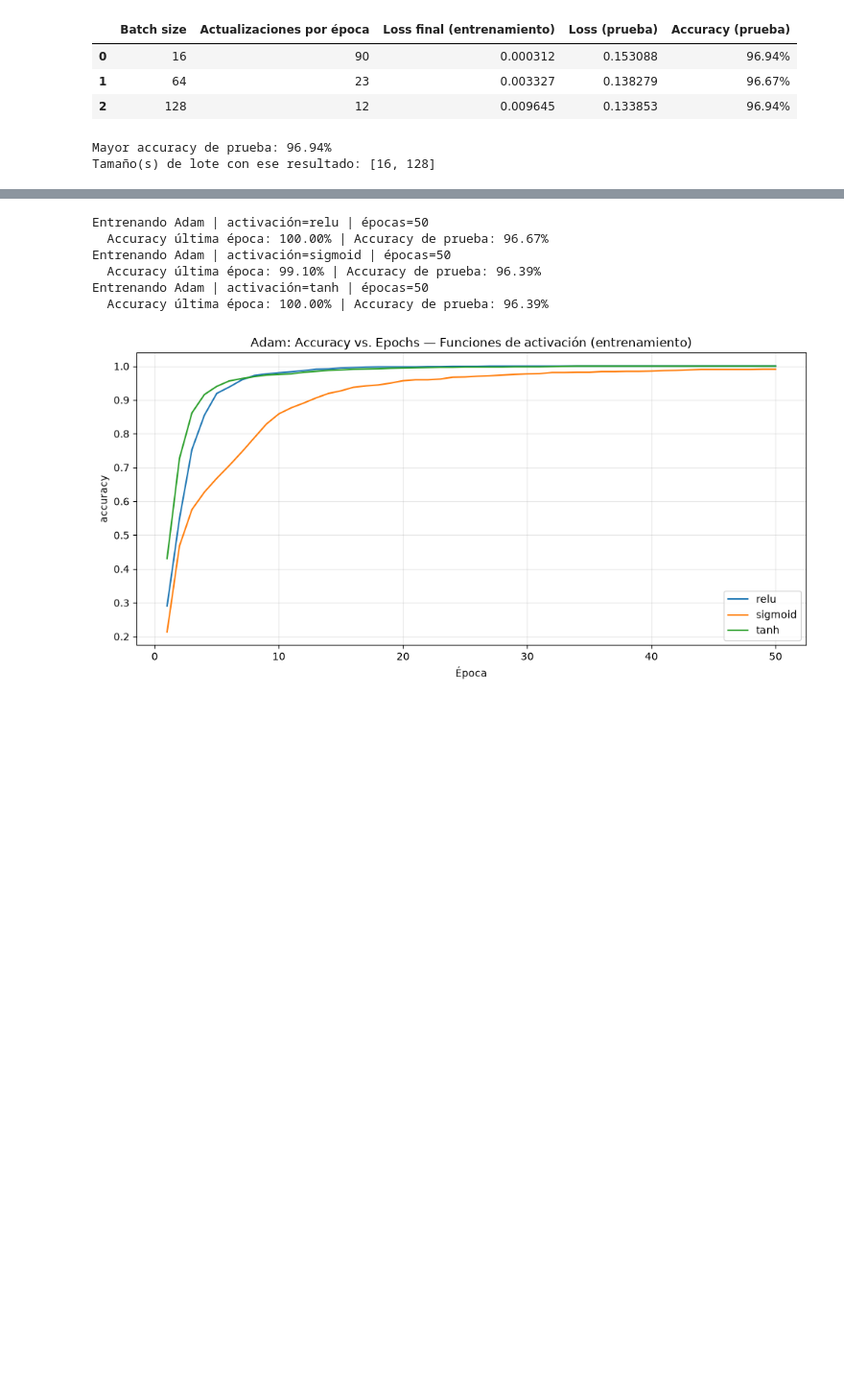
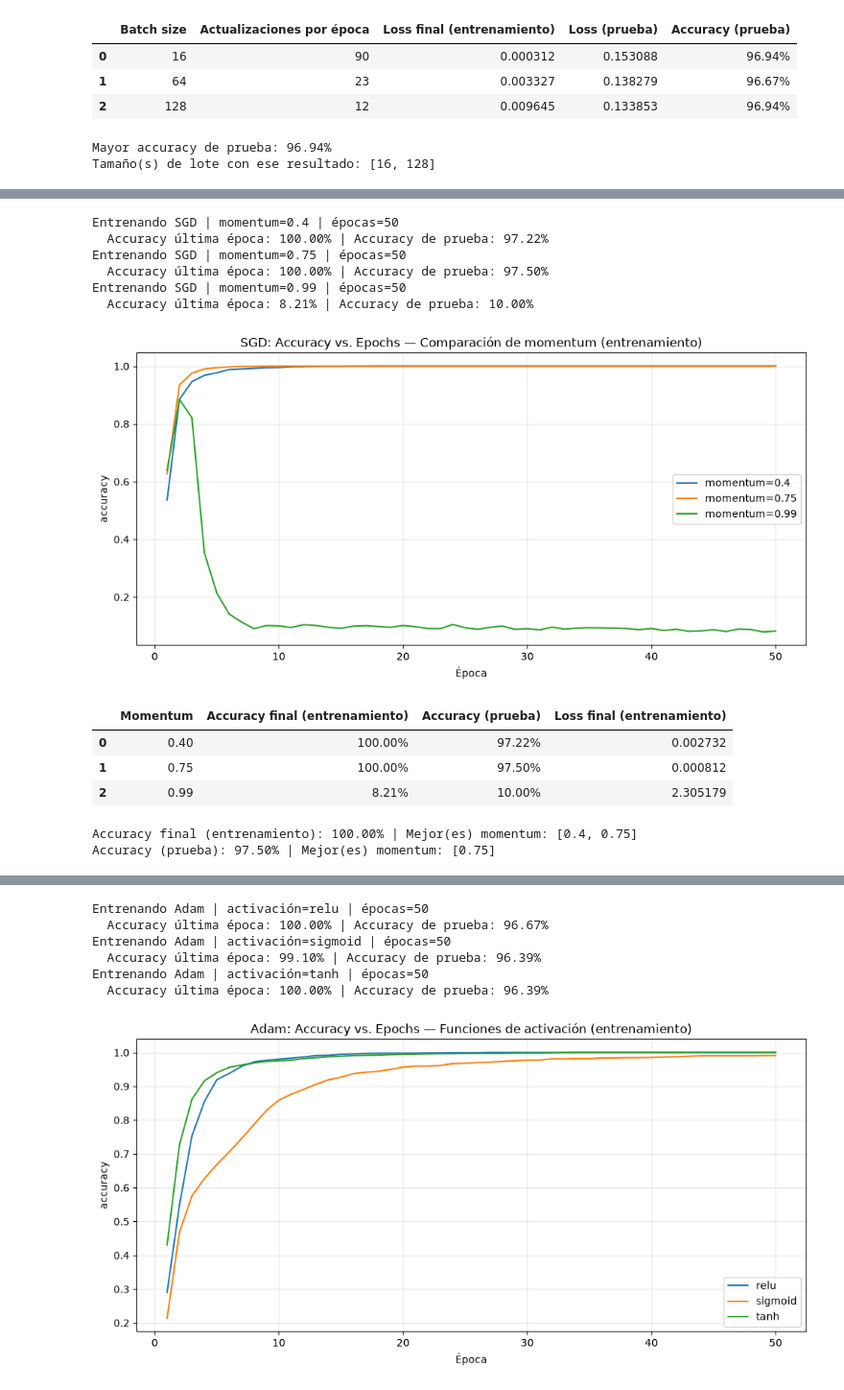
Before and after one commit to lenytacuri/lab-semana3, a Jupyter notebook: optimizacion.ipynb, the cells around one changed output, grey strips where cells are left out. Shown at 96% size. Saved outputs shown, nothing was run; the diff lists cells and outputs as text; code cells hidden in the pictures; blank space fills up the shorter version.

```diff
--- a/optimizacion.ipynb
+++ b/optimizacion.ipynb
@@ -378,0 +528,78 @@ Tamaño(s) de lote con ese resultado: [16, 128]
+# %%
+# ACTIVIDAD 3 — Comparación de momentum en SGD
+import pandas as pd
+from IPython.display import display
+
+momentums_act3 = [0.4, 0.75, 0.99]
+learning_rate_act3 = 0.1
+batch_size_act3 = 64
+epochs_act3 = 50
+
+histories_act3 = {}
+models_act3 = {}
+test_metrics_act3 = {}
+summary_act3 = []
+
+for momentum in momentums_act3:
+    label = f"momentum={momentum}"
+    print(f"Entrenando SGD | {label} | épocas={epochs_act3}", flush=True)
+    optimizer = tf.keras.optimizers.SGD(
+        learning_rate=learning_rate_act3, momentum=momentum
+    )
+    model, history = train_model(
+        optimizer=optimizer,
+        activation="relu",
+        batch_size=batch_size_act3,
+        epochs=epochs_act3,
+    )
+    test_metrics = evaluate_model(model)
+    histories_act3[label] = history
+    models_act3[momentum] = model
+    test_metrics_act3[momentum] = test_metrics
+    summary_act3.append({
+        "Momentum": momentum,
+        "Accuracy final (entrenamiento)": history["accuracy"][-1],
+        "Accuracy (prueba)": test_metrics["accuracy"],
+        "Loss final (entrenamiento)": history["loss"][-1],
+    })
+    print(f"  Accuracy última época: {history['accuracy'][-1]:.2%} | "
+          f"Accuracy de prueba: {test_metrics['accuracy']:.2%}")
+
+plot_histories(
+    histories_act3, metric="accuracy",
+    title="SGD: Accuracy vs. Epochs — Comparación de momentum (entrenamiento)",
+)
+
+results_act3 = pd.DataFrame(summary_act3)
+table_act3 = results_act3.copy()
+for column in ["Accuracy final (entrenamiento)", "Accuracy (prueba)"]:
+    table_act3[column] = table_act3[column].map(lambda value: f"{value:.2%}")
+table_act3["Loss final (entrenamiento)"] = table_act3[
+    "Loss final (entrenamiento)"
+].map(lambda value: f"{value:.6f}")
+display(table_act3)
+
+# Identificar posibles empates sin mezclar entrenamiento y prueba.
+best_momentums_act3 = {}
+for metric in ["Accuracy final (entrenamiento)", "Accuracy (prueba)"]:
+    best_accuracy = results_act3[metric].max()
+    best_momentums_act3[metric] = results_act3.loc[
+        np.isclose(results_act3[metric], best_accuracy, rtol=0, atol=1e-8),
+        "Momentum",
+    ].tolist()
+    print(f"{metric}: {best_accuracy:.2%} | "
+          f"Mejor(es) momentum: {best_momentums_act3[metric]}")
+# %% [output]
+Entrenando SGD | momentum=0.4 | épocas=50
+  Accuracy última época: 100.00% | Accuracy de prueba: 97.22%
+Entrenando SGD | momentum=0.75 | épocas=50
+  Accuracy última época: 100.00% | Accuracy de prueba: 97.50%
+Entrenando SGD | momentum=0.99 | épocas=50
+  Accuracy última época: 8.21% | Accuracy de prueba: 10.00%
+[figure, added]
+|  | Momentum | Accuracy final (entrenamiento) | Accuracy (prueba) | Loss final (entrenamiento) |
+| 0 | 0.40 | 100.00% | 97.22% | 0.002732 |
+| 1 | 0.75 | 100.00% | 97.50% | 0.000812 |
+| 2 | 0.99 | 8.21% | 10.00% | 2.305179 |
+Accuracy final (entrenamiento): 100.00% | Mejor(es) momentum: [0.4, 0.75]
+Accuracy (prueba): 97.50% | Mejor(es) momentum: [0.75]
```
Also changed, not shown: parts of 10 cells of this notebook.
